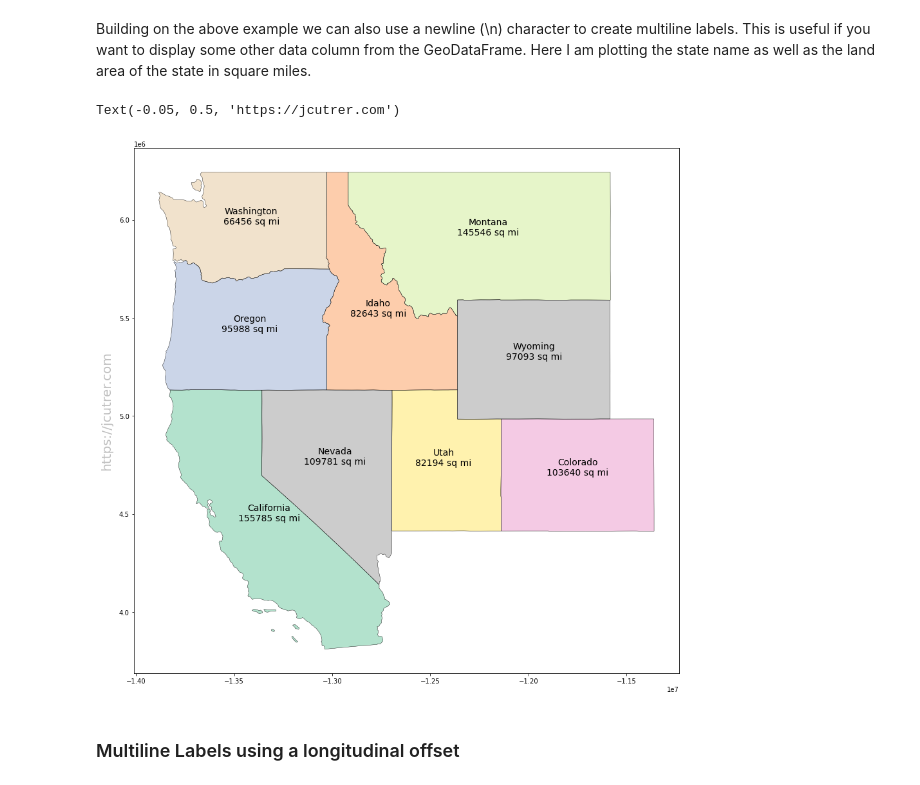
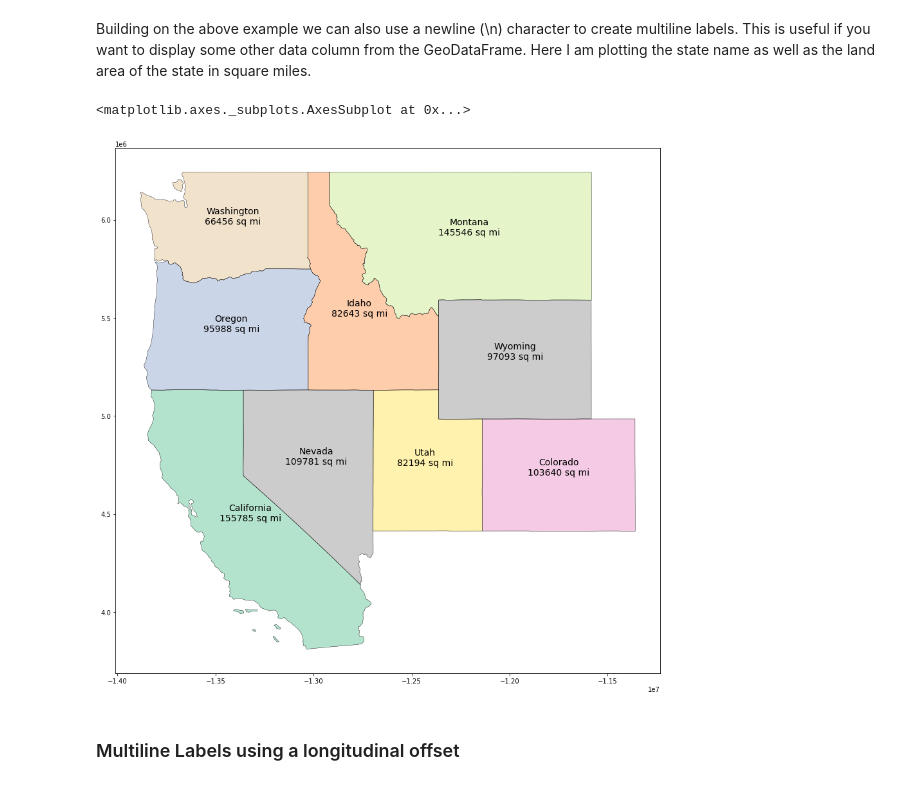
Before and after one commit to joncutrer/geopandas-tutorial, a Jupyter notebook: geopandas-us-map.ipynb, the cells around one changed output. Saved outputs shown, nothing was run; the diff lists cells and outputs as text; code cells hidden in the pictures.

```diff
--- a/geopandas-us-map.ipynb
+++ b/geopandas-us-map.ipynb
@@ -221,25 +221,21 @@ Building on the above example we can also use a newline (\n) character to create
 # %%
 import math
 fig = plt.figure(1, figsize=(25,15))
 ax = fig.add_subplot()
 
 west.apply(lambda x: ax.annotate(
     s=x.NAME + "\n" + str(math.floor(x.ALAND / 2589988.1103)) + " sq mi",
     xy=x.geometry.centroid.coords[0],
     ha='center',
     fontsize=14
 ),axis=1);
 
 west.boundary.plot(ax=ax, color='Black', linewidth=.4)
 
 west.plot(ax=ax, cmap='Pastel2', figsize=(12, 12))
-
-ax.text(-0.05, 0.5, 'https://jcutrer.com', transform=ax.transAxes,
-        fontsize=20, color='gray', alpha=0.5,
-        ha='center', va='center', rotation='90')
 # %% [output]
-Text(-0.05, 0.5, 'https://jcutrer.com')
+<matplotlib.axes._subplots.AxesSubplot at 0x...>
-[figure, old version]
+[figure, new version]
 # %% [markdown]
 ### Multiline Labels using a longitudinal offset
 # %% [markdown]
```
Also changed, not shown: parts of 7 cells of this notebook.
